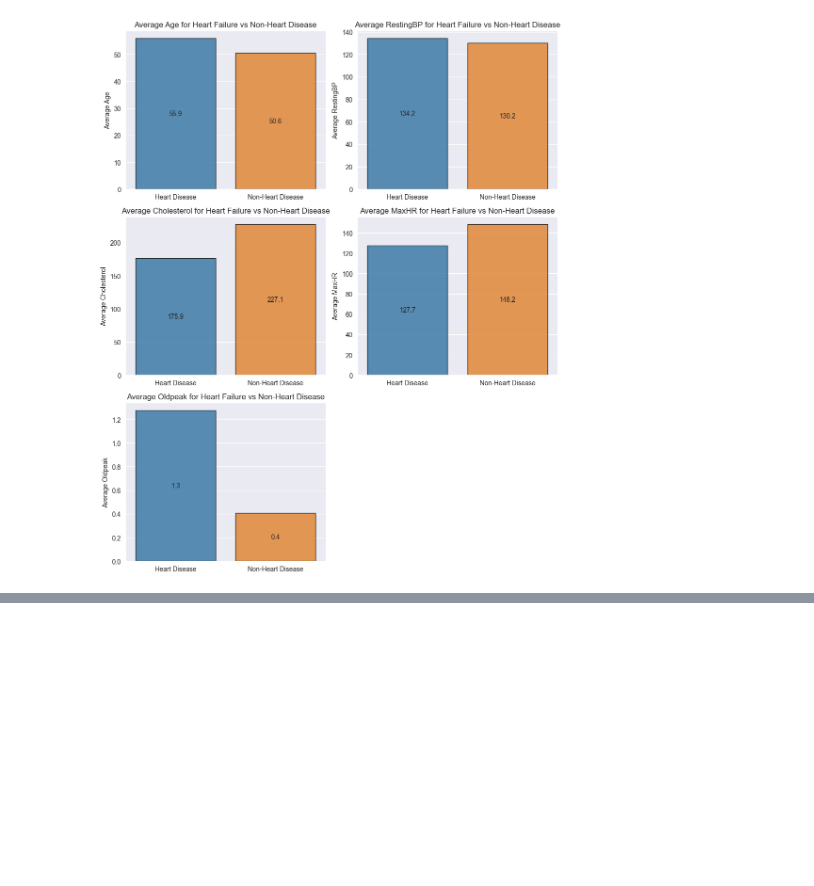
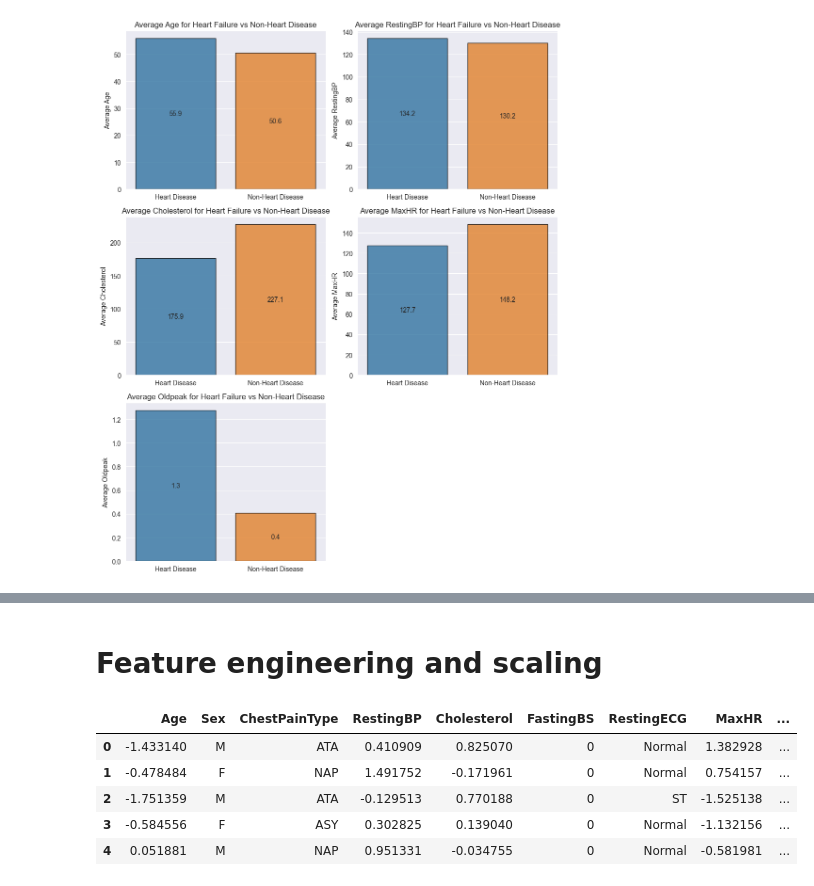
Before and after one commit to nripstein/Heart-Disease-Prediction, a Jupyter notebook: heart failure prediction notebook.ipynb, the cells around one changed output, grey strips where cells are left out. Saved outputs shown, nothing was run; the diff lists cells and outputs as text; code cells hidden in the pictures; blank space fills up the shorter version.

```diff
--- a/heart failure prediction notebook.ipynb
+++ b/heart failure prediction notebook.ipynb
@@ -267,0 +308,28 @@ It looks like cholesterol was set to 0 as a null value, because people can't act
+# %% [markdown]
+# Feature engineering and scaling
+# %%
+df2 = df.copy(deep=True)  # make a copy of the original data which we will modify
+
+# Initialize the scalers
+min_max_scaler = MinMaxScaler()
+standard_scaler = StandardScaler()  # not clear this was required for 'Age', 'RestingBP', or, 'MaxHR' because those were already looking pretty close to Gaussian. Further normalization here is unlikely to hurt, however. A further investigation into normality with QQ-plots and the shapiro wilk test could be a future direction and dictate whether those features get StandardScaler applied to them
+
+# Apply both scalers to each continuous variable
+for feature in continuous_feature_names:
+    # Perform MinMax scaling
+    min_max_scaled_data = min_max_scaler.fit_transform(df2[[feature]])
+
+    # Perform Standard scaling on the MinMax scaled data
+    min_max_standard_scaled_data = standard_scaler.fit_transform(min_max_scaled_data)
+
+    # Update the original DataFrame with the scaled data
+    df2[feature] = min_max_standard_scaled_data.flatten()
+
+df2.head()
+# %% [output]
+|  | Age | Sex | ChestPainType | RestingBP | Cholesterol | FastingBS | RestingECG | MaxHR | ... |
+| 0 | -1.433140 | M | ATA | 0.410909 | 0.825070 | 0 | Normal | 1.382928 | ... |
+| 1 | -0.478484 | F | NAP | 1.491752 | -0.171961 | 0 | Normal | 0.754157 | ... |
+| 2 | -1.751359 | M | ATA | -0.129513 | 0.770188 | 0 | ST | -1.525138 | ... |
+| 3 | -0.584556 | F | ASY | 0.302825 | 0.139040 | 0 | Normal | -1.132156 | ... |
+| 4 | 0.051881 | M | NAP | 0.951331 | -0.034755 | 0 | Normal | -0.581981 | ... |
```
Also changed, not shown: parts of 19 cells of this notebook.
